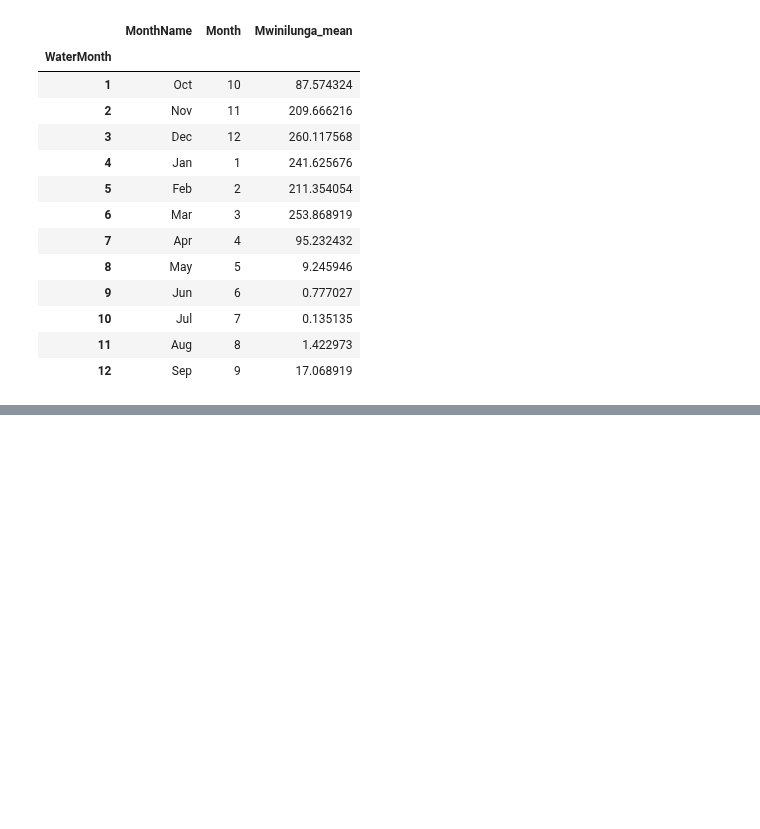
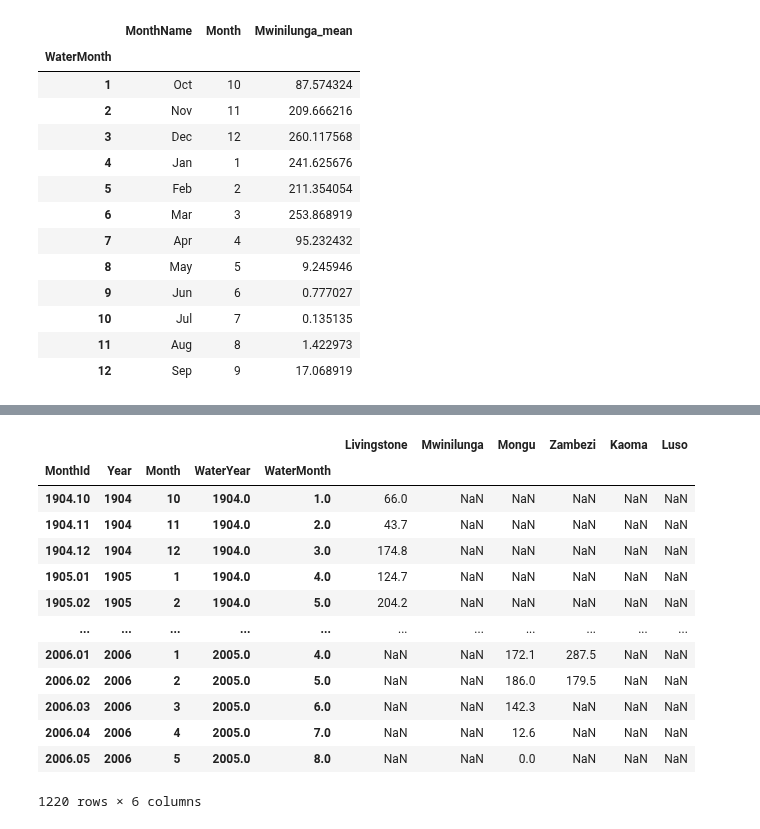
Before and after one commit to AndyFlem/ngonye-notepad, a Jupyter notebook: ngonye_rainfall.ipynb, the cells around one changed output, grey strips where cells are left out. Saved outputs shown, nothing was run; the diff lists cells and outputs as text; code cells hidden in the pictures; blank space fills up the shorter version.

```diff
--- a/ngonye_rainfall.ipynb
+++ b/ngonye_rainfall.ipynb
@@ -47,0 +48,7 @@ mwi
+# %%
+mon = pd.read_csv("rainfall_mongu.csv")
+mon['MonthId']=mon['Year']+mon['Month']/100
+mon['WaterYear']=mon.apply((lambda x: (x['Year'] if x['Month']>=10 else x['Year']-1)),axis=1)
+mon['WaterMonth']=mon.apply((lambda x: (x['Month']-9 if x['Month']>=10 else x['Month']+3)),axis=1)
+mon=mon.set_index(['MonthId','Year','Month','WaterYear','WaterMonth'])
+mon
@@ -47,0 +70,7 @@ mwi
+# %%
+zam = pd.read_csv("rainfall_zambezi.csv")
+zam['MonthId']=zam['Year']+zam['Month']/100
+zam['WaterYear']=zam.apply((lambda x: (x['Year'] if x['Month']>=10 else x['Year']-1)),axis=1)
+zam['WaterMonth']=zam.apply((lambda x: (x['Month']-9 if x['Month']>=10 else x['Month']+3)),axis=1)
+zam=zam.set_index(['MonthId','Year','Month','WaterYear','WaterMonth'])
+zam
@@ -47,0 +92,7 @@ mwi
+# %%
+kao = pd.read_csv("rainfall_kaoma.csv")
+kao['MonthId']=kao['Year']+kao['Month']/100
+kao['WaterYear']=kao.apply((lambda x: (x['Year'] if x['Month']>=10 else x['Year']-1)),axis=1)
+kao['WaterMonth']=kao.apply((lambda x: (x['Month']-9 if x['Month']>=10 else x['Month']+3)),axis=1)
+kao=kao.set_index(['MonthId','Year','Month','WaterYear','WaterMonth'])
+kao
@@ -47,0 +114,7 @@ mwi
+# %%
+lus = pd.read_csv("rainfall_luso.csv")
+lus['MonthId']=lus['Year']+lus['Month']/100
+lus['WaterYear']=lus.apply((lambda x: (x['Year'] if x['Month']>=10 else x['Year']-1)),axis=1)
+lus['WaterMonth']=lus.apply((lambda x: (x['Month']-9 if x['Month']>=10 else x['Month']+3)),axis=1)
+lus=lus.set_index(['MonthId','Year','Month','WaterYear','WaterMonth'])
+lus
@@ -67,0 +409,23 @@ calmonthly
+# %%
+monthly=liv.rename(columns={"Rainfall": "Livingstone"})
+monthly=pd.concat([monthly,mwi.rename(columns={"Rainfall": "Mwinilunga"})],axis=1)
+monthly=pd.concat([monthly,mon.rename(columns={"Rainfall": "Mongu"})],axis=1)
+monthly=pd.concat([monthly,zam.rename(columns={"Rainfall": "Zambezi"})],axis=1)
+monthly=pd.concat([monthly,kao.rename(columns={"Rainfall": "Kaoma"})],axis=1)
+monthly=pd.concat([monthly,lus.rename(columns={"Rainfall": "Luso"})],axis=1)
+monthly
+# %% [output]
+|  |  |  |  |  | Livingstone | Mwinilunga | Mongu | Zambezi | Kaoma | Luso |
+| MonthId | Year | Month | WaterYear | WaterMonth |  |  |  |  |  |  |
+| 1904.10 | 1904 | 10 | 1904.0 | 1.0 | 66.0 | NaN | NaN | NaN | NaN | NaN |
+| 1904.11 | 1904 | 11 | 1904.0 | 2.0 | 43.7 | NaN | NaN | NaN | NaN | NaN |
+| 1904.12 | 1904 | 12 | 1904.0 | 3.0 | 174.8 | NaN | NaN | NaN | NaN | NaN |
+| 1905.01 | 1905 | 1 | 1904.0 | 4.0 | 124.7 | NaN | NaN | NaN | NaN | NaN |
+| 1905.02 | 1905 | 2 | 1904.0 | 5.0 | 204.2 | NaN | NaN | NaN | NaN | NaN |
+| ... | ... | ... | ... | ... | ... | ... | ... | ... | ... | ... |
+| 2006.01 | 2006 | 1 | 2005.0 | 4.0 | NaN | NaN | 172.1 | 287.5 | NaN | NaN |
+| 2006.02 | 2006 | 2 | 2005.0 | 5.0 | NaN | NaN | 186.0 | 179.5 | NaN | NaN |
+| 2006.03 | 2006 | 3 | 2005.0 | 6.0 | NaN | NaN | 142.3 | NaN | NaN | NaN |
+| 2006.04 | 2006 | 4 | 2005.0 | 7.0 | NaN | NaN | 12.6 | NaN | NaN | NaN |
+| 2006.05 | 2006 | 5 | 2005.0 | 8.0 | NaN | NaN | 0.0 | NaN | NaN | NaN |
+1220 rows × 6 columns
```
Also changed, not shown: parts of 28 cells of this notebook, 10 other files.
